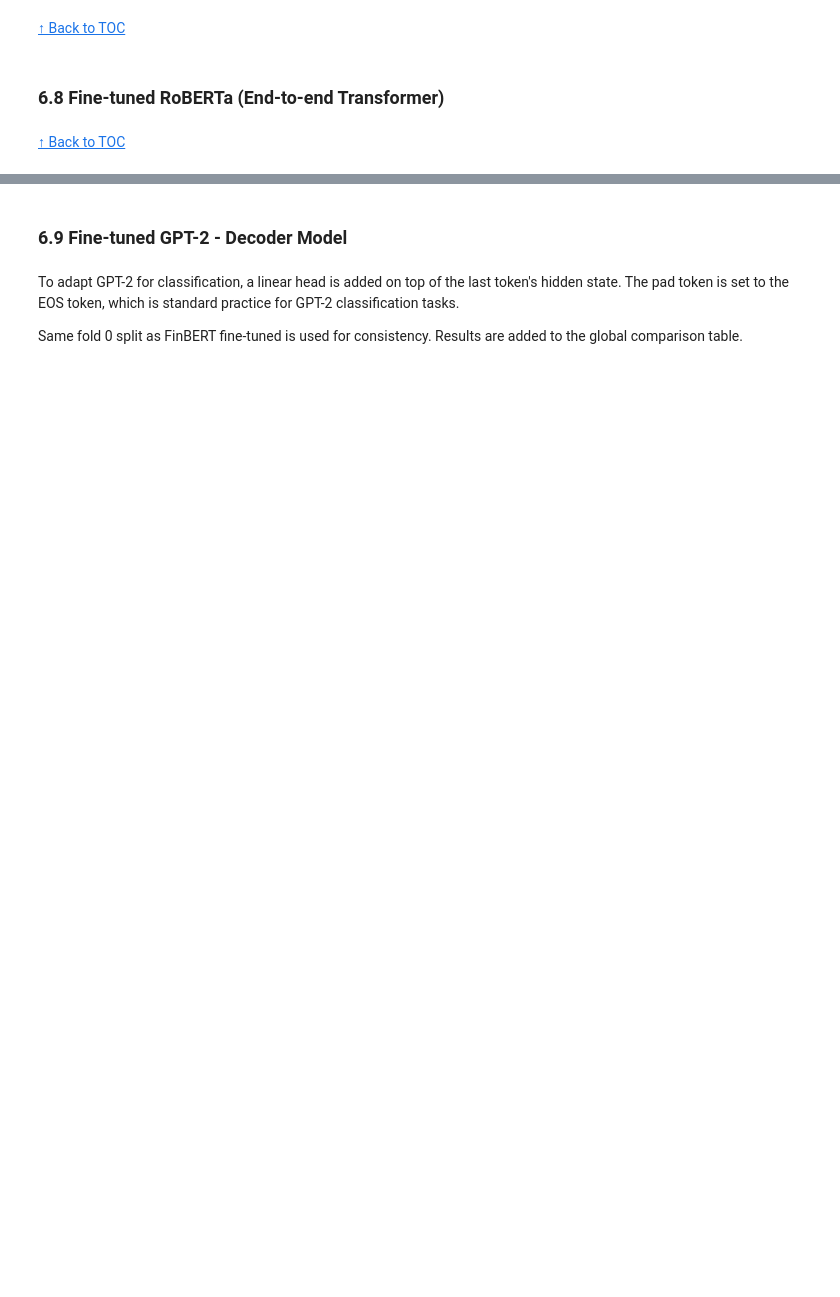
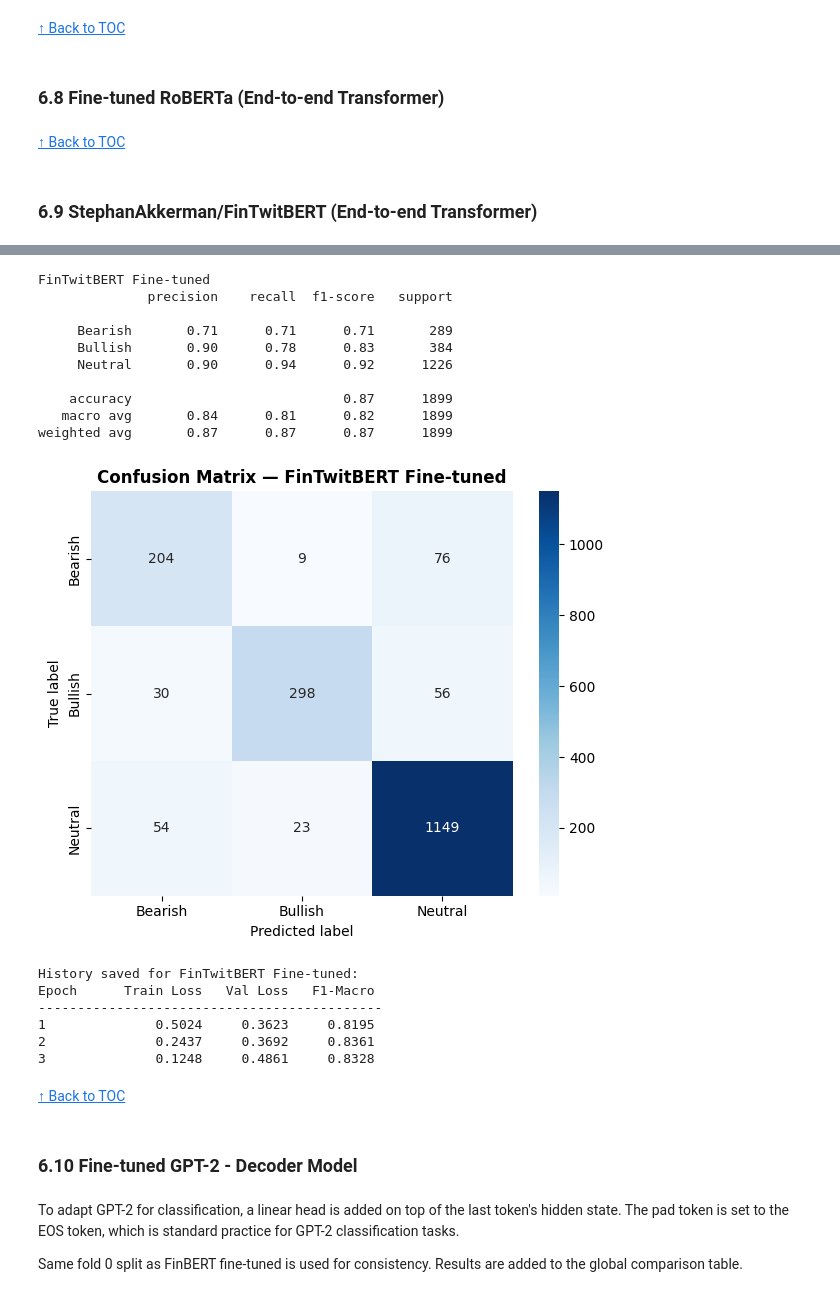
Before and after one commit to rodbarretoteixeira/Text_Mining, a Jupyter notebook: projeto/tm_tests_xx.ipynb, the cells around one changed output, grey strips where cells are left out. Cells and saved outputs as stored; diff of their text form; code cells hidden in the pictures; blank space fills up the shorter version.

```diff
--- a/projeto/tm_tests_xx.ipynb
+++ b/projeto/tm_tests_xx.ipynb
@@ -2415,7 +2603,7 @@ model_ft = AutoModelForSequenceClassification.from_pretrained(MODEL_NAME, num_la
 
 training_args = TrainingArguments(
     output_dir='./finbert_finetuned',
-    num_train_epochs=3,
+    num_train_epochs=5,
     per_device_train_batch_size=16,
     per_device_eval_batch_size=32,
     warmup_ratio=0.1,
@@ -2484,7 +2652,7 @@ model_roberta = AutoModelForSequenceClassification.from_pretrained(
 
 training_args_rob = TrainingArguments(
     output_dir='./roberta_finetuned',
-    num_train_epochs=3,
+    num_train_epochs=5,
     learning_rate=2e-5,
     per_device_train_batch_size=16,
     per_device_eval_batch_size=32,
@@ -2515,2 +2684,5 @@ results_table.append(res_rob)
 # %% [markdown]
 [↑ Back to TOC](#toc)
+# %% [markdown]
+<a class='anchor' id='6-9'></a>
+### **6.9 StephanAkkerman/FinTwitBERT (End-to-end Transformer)**
@@ -2516,0 +2908,9 @@ results_table.append(res_rob)
+# %%
+preds_ftb  = trainer_ftb.predict(val_ds_ftb)
+y_pred_ftb = preds_ftb.predictions.argmax(axis=1)
+y_true_ftb = y.iloc[val_idx].tolist()
+
+res_ftb = evaluate_model(y_true_ftb, y_pred_ftb, model_name='FinTwitBERT Fine-tuned')
+results_table.append(res_ftb)
+extract_trainer_history(trainer_ftb, 'FinTwitBERT Fine-tuned')
+# %% [output]
@@ -2517,6 +2918,25 @@ results_table.append(res_rob)
+FinTwitBERT Fine-tuned
+              precision    recall  f1-score   support
+
+     Bearish       0.71      0.71      0.71       289
+     Bullish       0.90      0.78      0.83       384
+     Neutral       0.90      0.94      0.92      1226
+
+    accuracy                           0.87      1899
+   macro avg       0.84      0.81      0.82      1899
+weighted avg       0.87      0.87      0.87      1899
+[figure, added]
+History saved for FinTwitBERT Fine-tuned:
+Epoch      Train Loss   Val Loss   F1-Macro
+--------------------------------------------
+1              0.5024     0.3623     0.8195
+2              0.2437     0.3692     0.8361
+3              0.1248     0.4861     0.8328
+# %% [markdown]
+[↑ Back to TOC](#toc)
 # %% [markdown]
-<a class='anchor' id='6-9'></a>
-### **6.9 Fine-tuned GPT-2 - Decoder Model**
+<a class='anchor' id='6-10'></a>
+### **6.10 Fine-tuned GPT-2 - Decoder Model**
 # %% [markdown]
 
 To adapt GPT-2 for classification, a linear head is added on top of the last token's
```
Also changed, not shown: parts of 36 cells of this notebook.
